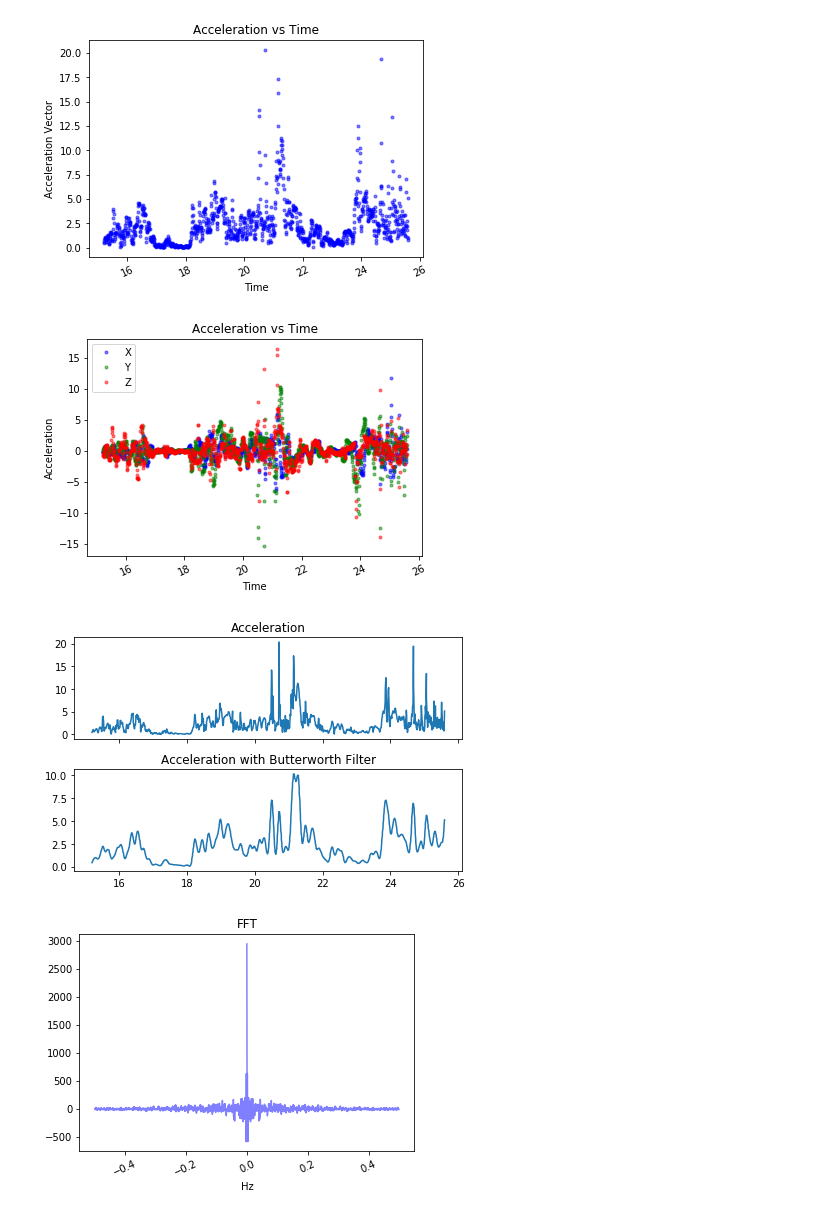
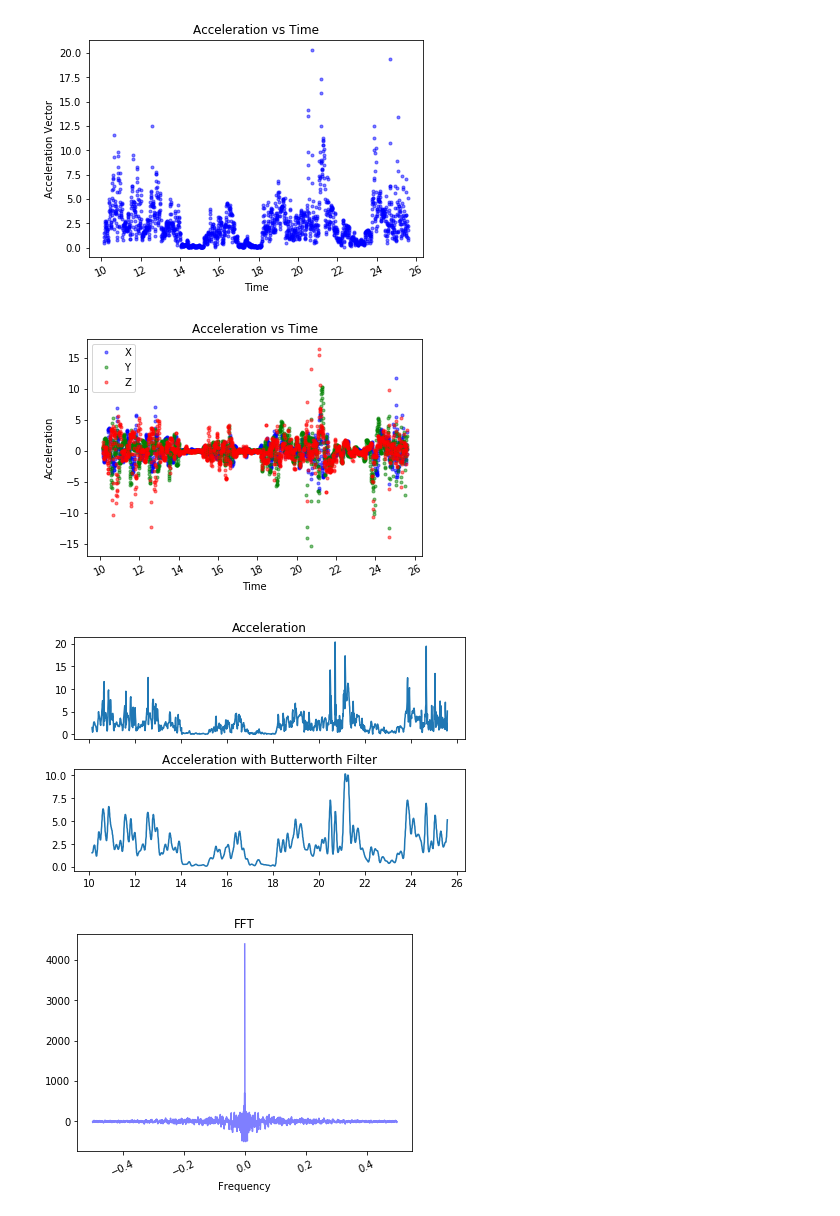
Before and after one commit to steph-wong-15/Step-Analysis, a Jupyter notebook: analysis.ipynb, the cells around one changed output. Cells and saved outputs as stored; diff of their text form; code cells hidden in the pictures.

```diff
--- a/analysis.ipynb
+++ b/analysis.ipynb
@@ -17,22 +18,22 @@ print(dataframe)
 # %%
-data_1 = pd.read_csv("sensor-Lemon.csv")
-data_2 = pd.read_csv("sensor-Steph.csv")
-data_3 = pd.read_csv("sensor-Nim.csv")
+data_Lemon = pd.read_csv("sensor-Lemon.csv")
+data_Steph = pd.read_csv("sensor-Steph.csv")
+data_Nim = pd.read_csv("sensor-Nim.csv")
+data_Beng = pd.read_csv("sensor-Beng.csv")
 # %%
 # remove when person was not walking
 
 # participant 1
-data_1 = data_l.rename(columns={'aT (m/s^2)': 'atotal', 'ax (m/s^2)': 'ax', 'ay (m/s^2)': 'ay', 'az (m/s^2)': 'az'})
-data_1 = data_l.iloc[2000:5960]
+data_Lemon = data_Lemon.rename(columns={'aT (m/s^2)': 'atotal', 'ax (m/s^2)': 'ax', 'ay (m/s^2)': 'ay', 'az (m/s^2)': 'az'})
+data_Lemon = data_Lemon.iloc[2000:5960]
 # participant 2
-data_2 = data_s.iloc[610:3075]
+data_Steph = data_Steph.iloc[610:3075]
 # participant 3
-data_3 = data_s.iloc[1220:3330]
+data_Nim = data_Nim.iloc[1220:3330]
 # participant 4
+data_Beng = data_Beng.iloc[530:2570]
 
-# participant 5
-
-data = data_3
+data = data_Steph
 # %%
 # plot the vector of the total acceleration against time
 f =  plt.figure()
@@ -45,7 +46,7 @@ plt.title('Acceleration vs Time')
 plt.show()
 #f.savefig("figure1.png")
 # %% [output]
-[figure, old version]
+[figure, new version]
 # %%
 # plot of accelerations in x, y, and z direction
 f1 =  plt.figure()
@@ -60,7 +61,7 @@ plt.legend()
 plt.show()
 #f1.savefig("figure1.png")
 # %% [output]
-[figure, old version]
+[figure, new version]
 # %%
 # Low-pass Buttermore filter to get rid of high frequency random noise
 b,a = signal.butter(3, 0.1, btype='lowpass', analog=False)
@@ -79,24 +80,24 @@ ax2.set_title('Acceleration with Butterworth Filter')
 plt.tight_layout()
 plt.show()
 # %% [output]
-[figure, old version]
+[figure, new version]
 # %%
 # fourier transform
 yf = fft(data['atotal'])
 xf = fftfreq(data['time'].shape[0])
 
 f2 =  plt.figure()
 plt.xticks(rotation=25)
 plt.plot(xf, yf,'b', alpha=0.5)
-plt.xlabel('Hz')
+plt.xlabel('Frequency')
 plt.ylabel('')
 plt.title('FFT')
 #plt.legend()
 plt.show()
 
 #f2.savefig("figure1.png")
 # %% [output]
-[figure, old version]
+[figure, new version]
 # %%
 # find the peak frequency
 # referenced: https://stackoverflow.com/questions/37049887/print-highest-peak-value-of-the-frequency-domain-plot
```
Also changed, not shown: parts of 4 cells of this notebook, 1 other file.
